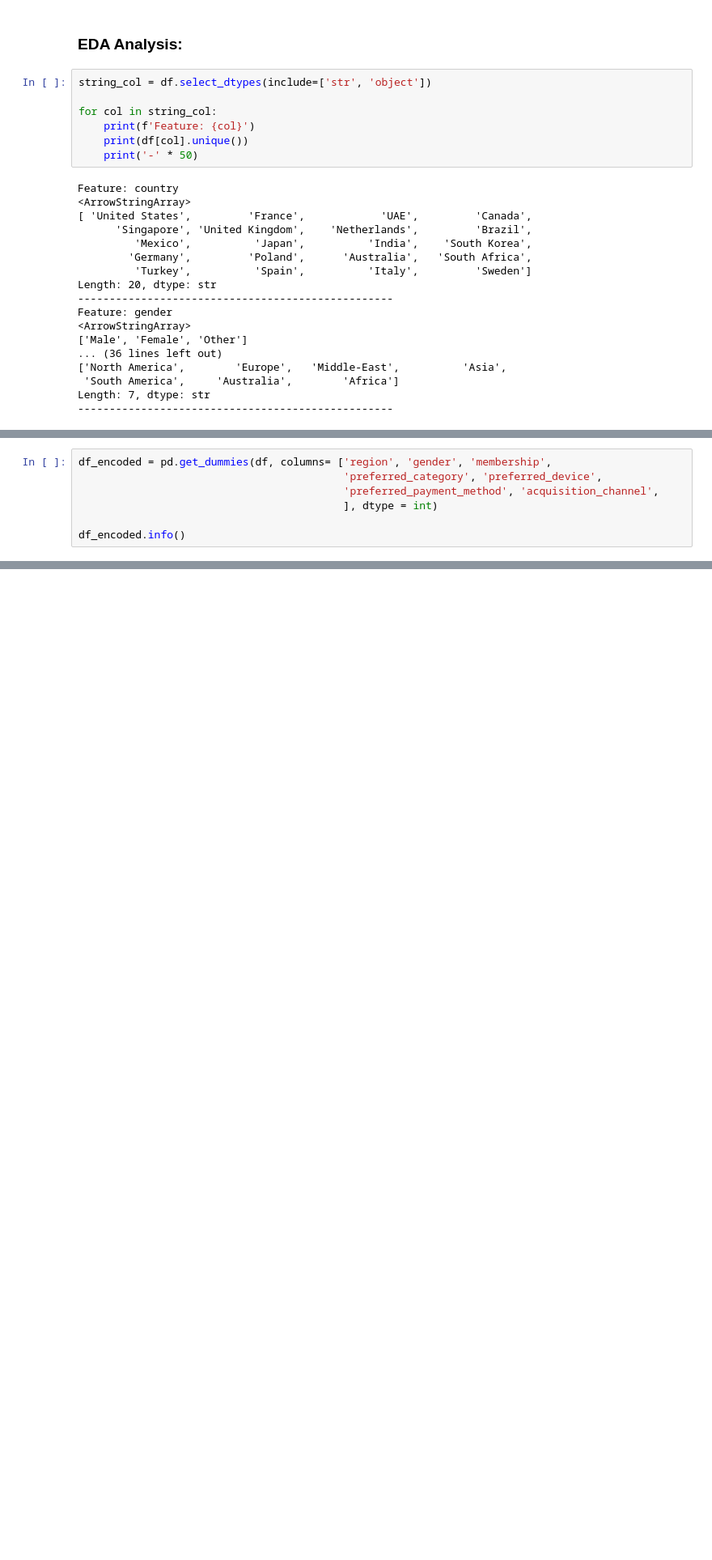
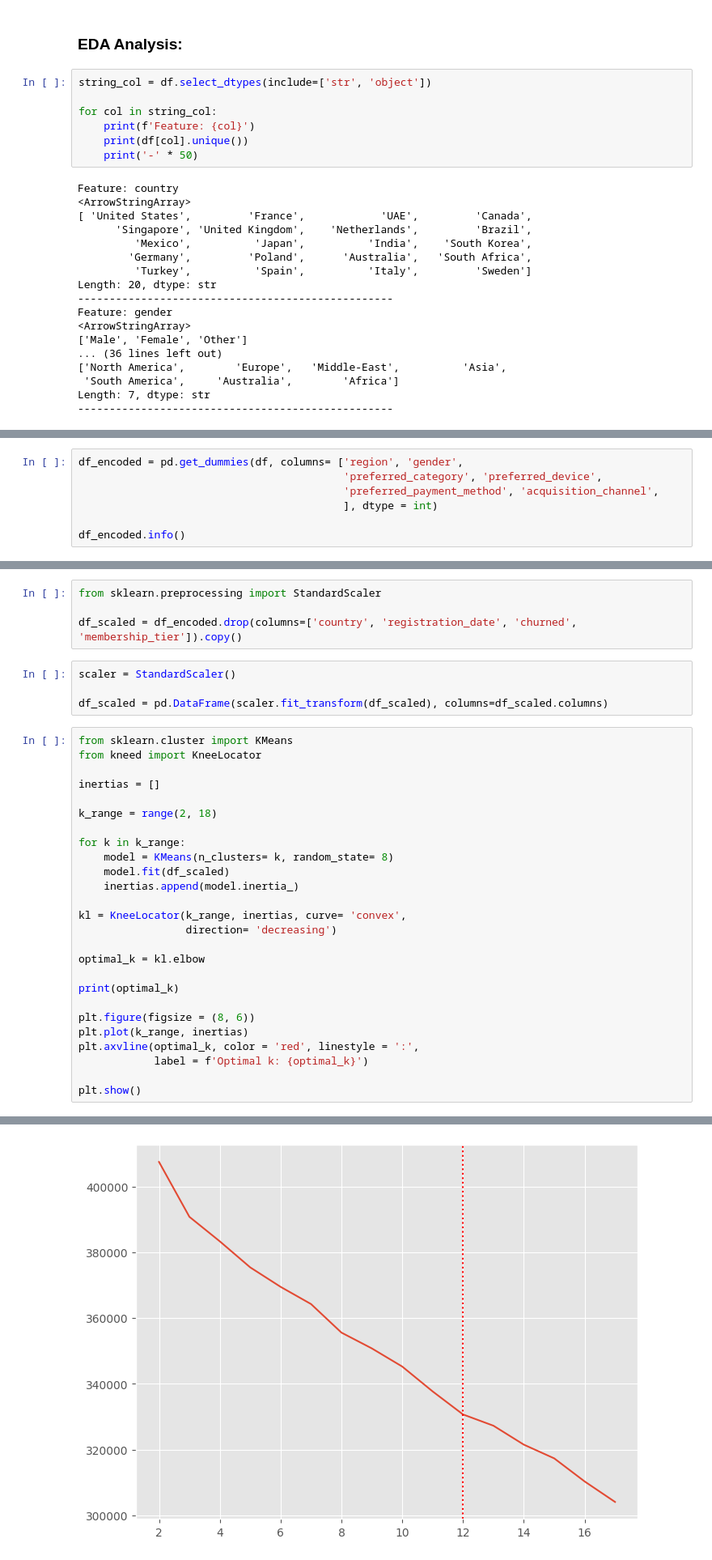
Before and after one commit to Doug-Vo/ML-Self-Project, a Jupyter notebook: Machine Learning/e_commerce.ipynb, the cells around one changed output, grey strips where cells are left out. Shown at 81% size. Cells and saved outputs as stored; diff of their text form; blank space fills up the shorter version.

Commit message:
Update K-clustering

```diff
--- a/Machine Learning/e_commerce.ipynb
+++ b/Machine Learning/e_commerce.ipynb
@@ -226,5 +269,5 @@ Length: 7, dtype: str
 # %%
-df_encoded = pd.get_dummies(df, columns= ['region', 'gender', 'membership',
+df_encoded = pd.get_dummies(df, columns= ['region', 'gender',
                                           'preferred_category', 'preferred_device',
                                           'preferred_payment_method', 'acquisition_channel',
                                           ], dtype = int)
@@ -250,0 +324,35 @@ memory usage: 3.7 MB
+# %%
+from sklearn.preprocessing import StandardScaler
+
+df_scaled = df_encoded.drop(columns=['country', 'registration_date', 'churned', 'membership_tier']).copy()
+# %%
+scaler = StandardScaler()
+
+df_scaled = pd.DataFrame(scaler.fit_transform(df_scaled), columns=df_scaled.columns)
+# %%
+from sklearn.cluster import KMeans
+from kneed import KneeLocator
+
+inertias = []
+
+k_range = range(2, 18)
+
+for k in k_range:
+    model = KMeans(n_clusters= k, random_state= 8)
+    model.fit(df_scaled)
+    inertias.append(model.inertia_)
+
+kl = KneeLocator(k_range, inertias, curve= 'convex',
+                 direction= 'decreasing')
+
+optimal_k = kl.elbow
+
+print(optimal_k)
+
+plt.figure(figsize = (8, 6))
+plt.plot(k_range, inertias)
+plt.axvline(optimal_k, color = 'red', linestyle = ':',
+            label = f'Optimal k: {optimal_k}')
+
+plt.show()
+# %% [output]
@@ -250,0 +360 @@ memory usage: 3.7 MB
+[figure, added]
```
Also changed, not shown: parts of 22 cells of this notebook.
